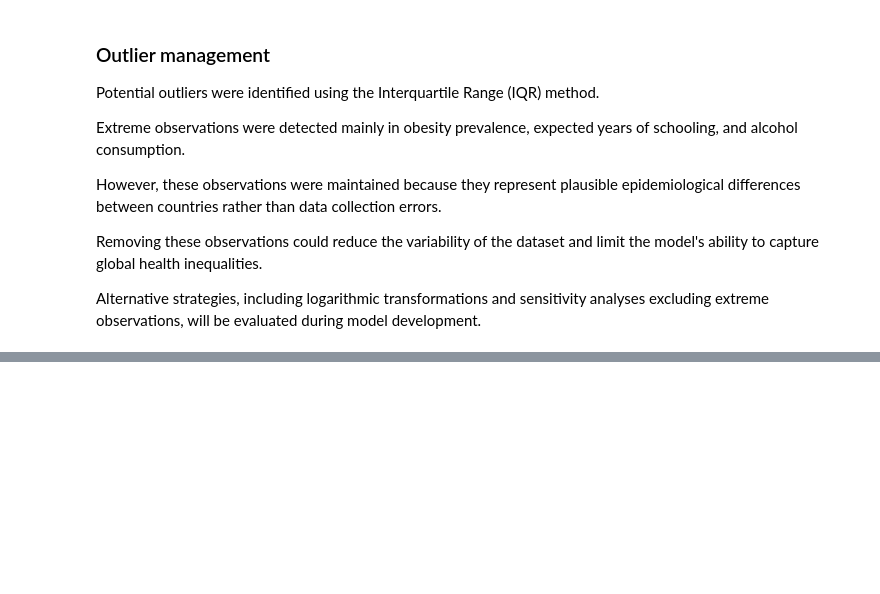
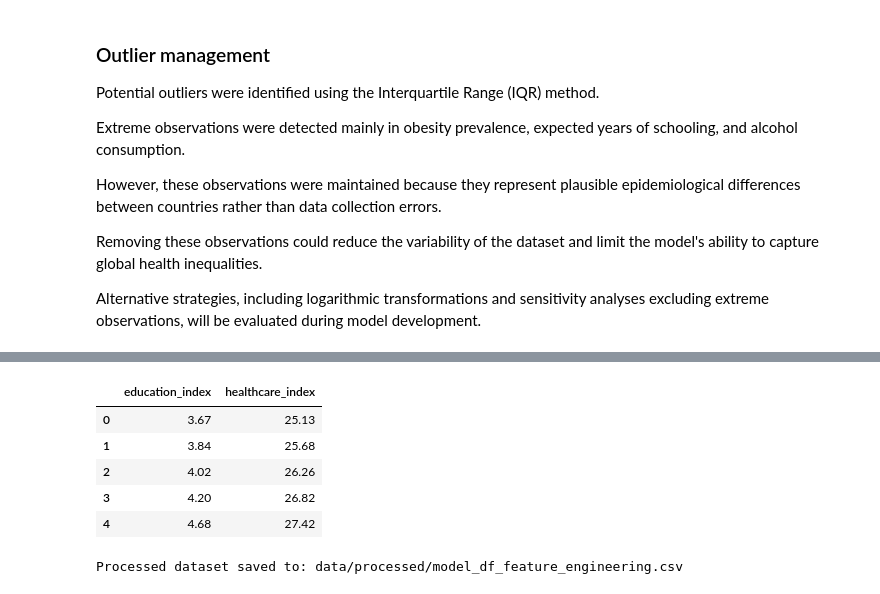
Before and after one commit to ananda-pires/who_life_expectancy_prediction, a Jupyter notebook: notebooks/life_expectancy.ipynb, the cells around one changed output, grey strips where cells are left out. Cells and saved outputs as stored; diff of their text form; code cells hidden in the pictures; blank space fills up the shorter version.

Commit message:
Refactor preprocessing modules and complete feature engineering

```diff
--- a/notebooks/life_expectancy.ipynb
+++ b/notebooks/life_expectancy.ipynb
@@ -1453,0 +1427,25 @@ Processed dataset saved to: data/processed/model_df_clean.csv
+# %%
+model_df = add_features(model_df)
+
+display(
+    model_df[
+        [
+            "education_index",
+            "healthcare_index"
+        ]
+    ].head()
+)
+# %% [output]
+|  | education_index | healthcare_index |
+| 0 | 3.67 | 25.13 |
+| 1 | 3.84 | 25.68 |
+| 2 | 4.02 | 26.26 |
+| 3 | 4.20 | 26.82 |
+| 4 | 4.68 | 27.42 |
+# %%
+save_processed_data(
+    model_df,
+    "model_df_feature_engineering.csv"
+)
+# %% [output]
+Processed dataset saved to: data/processed/model_df_feature_engineering.csv
```
Also changed, not shown: parts of 12 cells of this notebook, 1 other file.
